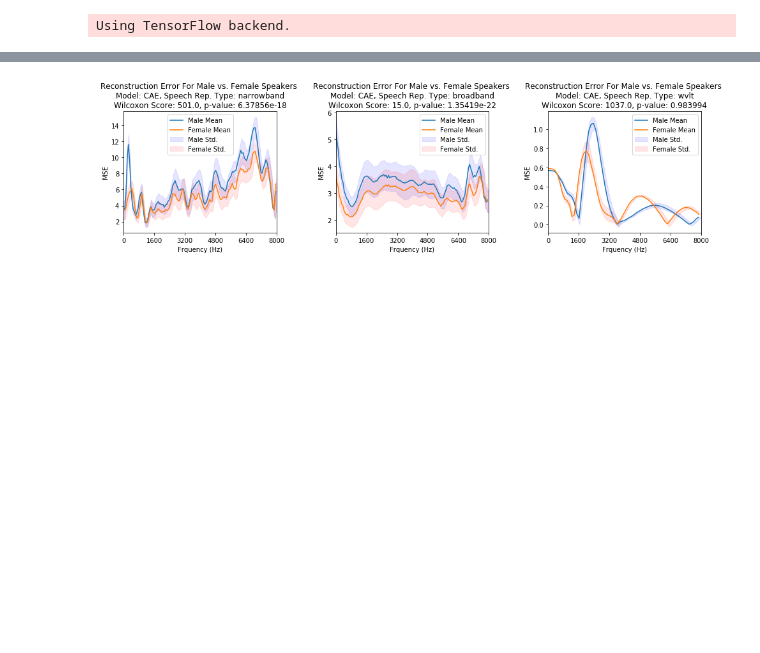
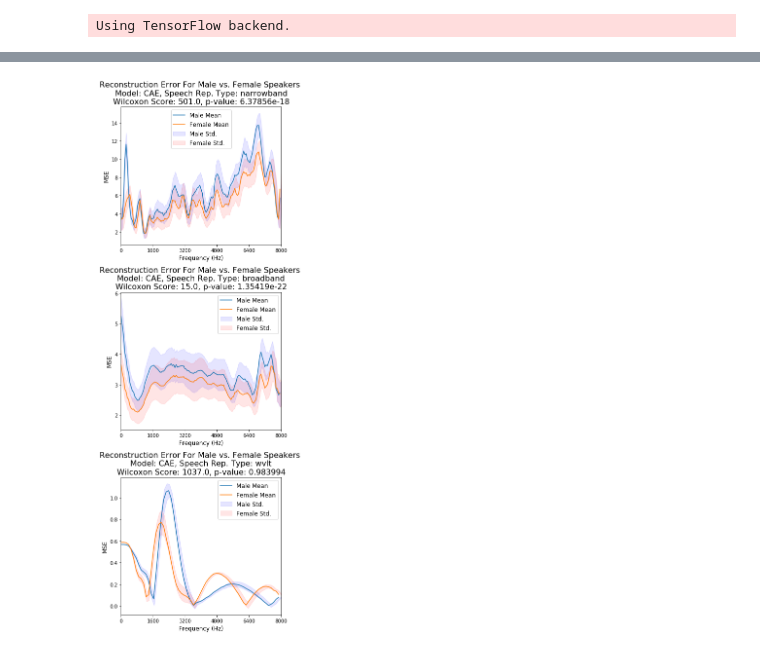
Before and after one commit to gjm311/aeternaSpeech, a Jupyter notebook: code/speechRepAnalysis/view_recon.ipynb, the cells around one changed output, grey strips where cells are left out. Drawn from its saved outputs; the diff is of its cells as text; code cells hidden in the pictures; blank space fills up the shorter version.

```diff
--- a/code/speechRepAnalysis/view_recon.ipynb
+++ b/code/speechRepAnalysis/view_recon.ipynb
@@ -82,7 +84,7 @@ TIME_STEPS=256
 
 #SPECIFY model type and representation
 mod='CAE' #'CAE' or 'RAE'
-rep='mc_fuse' #'broadband/narrowband' => mel spectrogram, 'wvlt' => wavelet coefficients as features
+rep='wvlt' #'broadband/narrowband' => mel spectrogram, 'wvlt' => wavelet coefficients as features
 
 fs_in, signal=read(wav_file)
 signal=signal-np.mean(signal)
@@ -105,6 +107,7 @@ if rep=='spec' or rep=='narrowband' or rep=='broadband':
 if rep=='wvlt':
     freqs=mat[1]
     mat=mat[0]
+    mat,to=aespeech.standard(torch.cat((mat, to)))[:mat.shape[0],:,:,:],aespeech.standard(torch.cat((mat, to)))[mat.shape[0]:,:,:,:]
     wv_strt=2
     wv_end=6
     aespeech.show_scalograms(np.arange(TIME_STEPS),coefs1=mat[wv_strt:wv_end,:,:,:],coefs2=to[wv_strt:wv_end,:,:,:], freqs=freqs, hop=2, yaxis='frequency', ylabel='frequency (Hz)')
@@ -136,9 +133,9 @@ cs=['b','r']
 mods=['CAE']
 reps=['broadband','narrowband','wvlt']
 if len(reps)>1:
-    fig,ax=plt.subplots(nrows=1,ncols=len(reps), figsize=(12,4))
+    fig,ax=plt.subplots(nrows=3,ncols=1, figsize=(6,16))
 else:
-    fig,ax=plt.subplots(nrows=1,ncols=len(reps), figsize=(4,4))
+    fig,ax=plt.subplots(nrows=3,ncols=1, figsize=(4,4))
 for nmod,mod in enumerate(mods):
     for nrep,rep in enumerate(reps):
         load_path=PATH+'/pts/reconErrs/'+mod+'_'+rep+'.pickle'
@@ -160,12 +157,12 @@ for nmod,mod in enumerate(mods):
 
             ax_curr.set_xticks(np.linspace(0,len(means),6))
             ax_curr.set_xticklabels(map(str, np.linspace(0,8000,6, dtype=np.int)))
-            ax_curr.set_xlabel('Frquency (Hz)')
-            ax_curr.set_ylabel('MSE')
+            ax_curr.set_xlabel('Frequency (Hz)',fontsize=12)
+            ax_curr.set_ylabel('MSE',fontsize=12)
             ax_curr.set_xlim([0,len(means)])
         #     ax.set_ylim([-.5,1])
 
-            ax_curr.legend(['PD Mean','HC Mean','PD Std.','HC Std.'])
+            ax_curr.legend(['PD Mean','HC Mean','PD Std.','HC Std.'],fontsize=12)
             if nspk==0:
                 pd_means=means
             else:
@@ -175,6 +172,6 @@ for nmod,mod in enumerate(mods):
             '\nWilcoxon Score: '+str(scipy.stats.wilcoxon(pd_means,hc_means)[0])+\
             ", p-value: "+str('{:.3g}'.format(scipy.stats.wilcoxon(pd_means,hc_means)[1],3))
 
-        ax_curr.set_title(ttl)
+        ax_curr.set_title(ttl,fontsize=18)
 plt.tight_layout()
 # %% [output]
@@ -184,7 +181,7 @@ plt.tight_layout()
 VISUALIZE reconstruction error for pd vs. hc speakers for all utterance types
 MULTI-CHANNEL fusion results)
 """
-fig,ax=plt.subplots(nrows=1,ncols=2, figsize=(12,5))
+fig,ax=plt.subplots(nrows=2,ncols=1, figsize=(8,10))
 cs=['b','r']
 
 mods=['CAE']
@@ -211,14 +208,14 @@ for nmod,mod in enumerate(mods):
             ax_curr.plot(means)
             ax_curr.fill_between(np.linspace(0,len(stds),len(stds)), under_line, over_line, color=cs[nspk], alpha=.1)
 
-            ax_curr.set_title(ttl)
+            ax_curr.set_title(ttl,fontsize=16)
             ax_curr.set_xticks(np.linspace(0,len(means),6))
             ax_curr.set_xticklabels(map(str, np.linspace(0,8000,6, dtype=np.int)))
-            ax_curr.set_xlabel('Frquency (Hz)')
-            ax_curr.set_ylabel('MSE')
+            ax_curr.set_xlabel('Frequency (Hz)',fontsize=12)
+            ax_curr.set_ylabel('MSE',fontsize=12)
             ax_curr.set_xlim([0,len(means)])
 
-            ax_curr.legend(['PD Mean','HC Mean','PD Std.','HC Std.'])
+            ax_curr.legend(['PD Mean','HC Mean','PD Std.','HC Std.'],fontsize=12)
             if nspk==0:
                 pd_means=means
             else:
@@ -236,7 +233,7 @@ plt.tight_layout()
 VISUALIZE reconstruction error for male vs. female and pd vs. hc speakers for all individual utterance types.
 """
 
-fig,ax=plt.subplots(nrows=1,ncols=3, figsize=(14,4))
+fig,ax=plt.subplots(nrows=3,ncols=1, figsize=(6,16))
 cs=['b','r']
 
 mods=['CAE']
@@ -256,38 +253,38 @@ for nmod,mod in enumerate(mods):
             ovrall_stds=np.zeros((ovrall_num_frs,2))
 
             for nspk,spk in enumerate(['pd','hc']):
                 means=np.abs(np.mean(data[spk][gender]['means'],axis=0))
                 stds=np.mean(data[spk][gender]['stds'],axis=0)
                 ovrall_means[:,gItr]=means
                 ovrall_stds[:,gItr]=stds
 
             ovrall_means=np.mean(ovrall_means,axis=1)
             ovrall_stds=np.mean(ovrall_stds,axis=1)
             ax_curr.plot(ovrall_means)
             u_line=ovrall_means-ovrall_stds
             o_line=ovrall_means+ovrall_stds
             ax_curr.fill_between(np.linspace(0,len(ovrall_stds),len(ovrall_stds)), u_line, o_line, color=cs[gItr], alpha=.1)
             if gItr==0:
                 m_means=ovrall_means
                 m_stds=ovrall_stds
 
         ttl="Reconstruction Error For Male vs. Female Speakers \nModel: "+mod+", Speech Rep. Type: "+rep+\
                 '\nWilcoxon Score: '+str(scipy.stats.wilcoxon(m_means,ovrall_means)[0])+\
                 ", p-value: "+str('{:.6g}'.format(scipy.stats.wilcoxon(m_means,ovrall_means)[1]))
 
-        ax_curr.set_title(ttl)
+        ax_curr.set_title(ttl,fontsize=16)
         ax_curr.set_xticks(np.linspace(0,len(ovrall_means),6))
         ax_curr.set_xticklabels(map(str, np.linspace(0,8000,6, dtype=np.int)))
-        ax_curr.set_xlabel('Frquency (Hz)')
-        ax_curr.set_ylabel('MSE')
+        ax_curr.set_xlabel('Frequency (Hz)',fontsize=12)
+        ax_curr.set_ylabel('MSE',fontsize=12)
         ax_curr.set_xlim([0,len(ovrall_means)])
         #     ax.set_ylim([-.5,1])
 
-        ax_curr.legend(['Male Mean','Female Mean','Male Std.','Female Std.'])
+        ax_curr.legend(['Male Mean','Female Mean','Male Std.','Female Std.'],fontsize=12)
 
 plt.tight_layout()
 # %% [output]
-[figure, old version]
+[figure, new version]
 # %%
 """
 VISUALIZE reconstruction error for male vs. female for multi channel representation.
```
Also changed, not shown: parts of 6 cells of this notebook, 46 other files.
